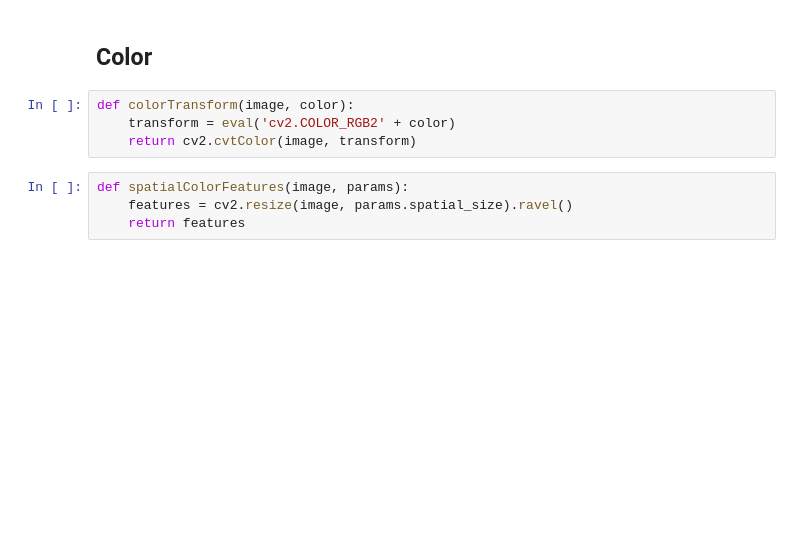
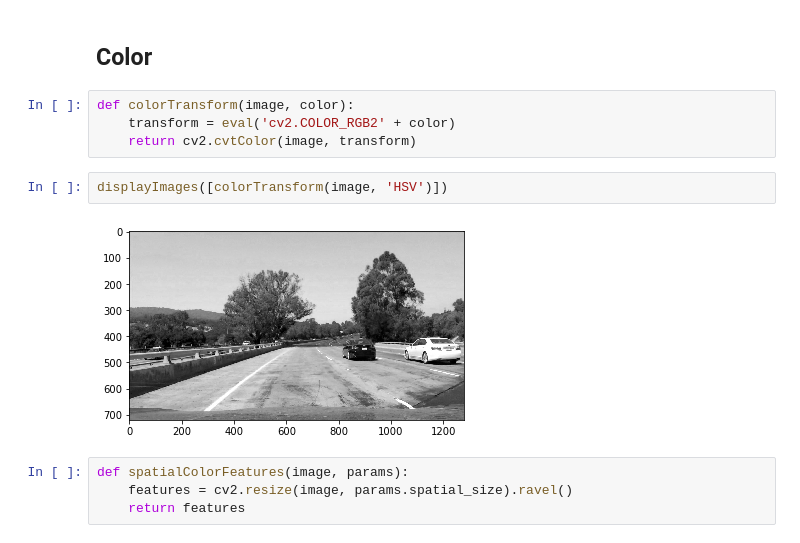
Before and after one commit to dgard8/Project_5, a Jupyter notebook: code.ipynb, the cells around one changed output. Cells and saved outputs as stored; diff of their text form; blank space fills up the shorter version.

```diff
--- a/code.ipynb
+++ b/code.ipynb
@@ -99,6 +99,10 @@ print()
 def colorTransform(image, color):
     transform = eval('cv2.COLOR_RGB2' + color)
     return cv2.cvtColor(image, transform)
+# %%
+displayImages([colorTransform(image, 'HSV')])
+# %% [output]
+[figure, added]
 # %%
 def spatialColorFeatures(image, params):
     features = cv2.resize(image, params.spatial_size).ravel()
```
Also changed, not shown: parts of 10 cells of this notebook.
